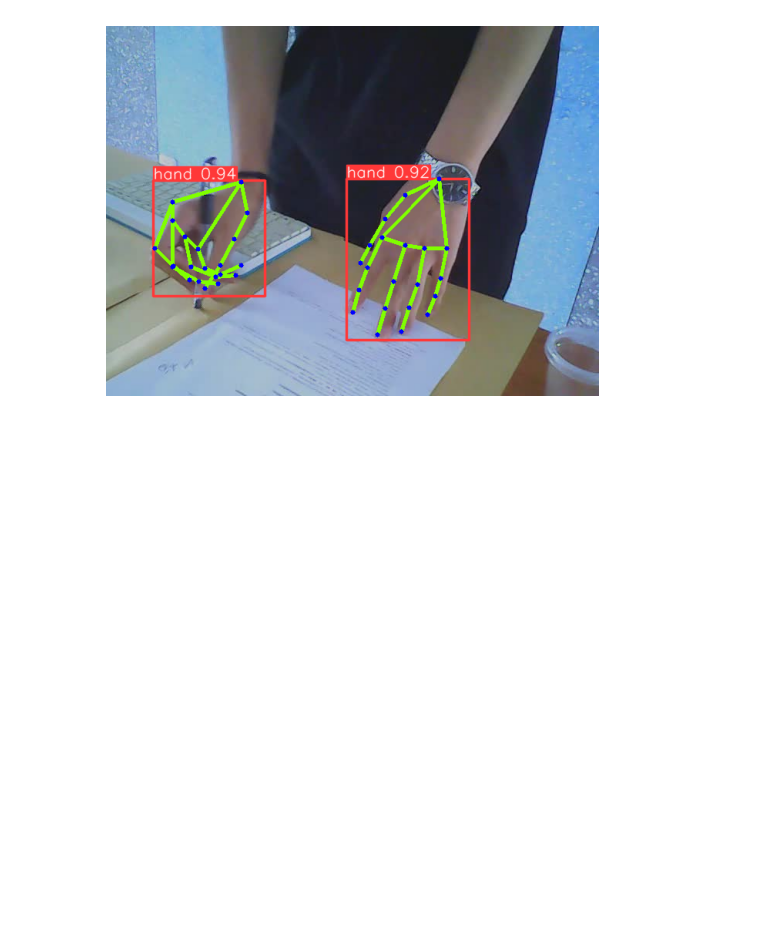
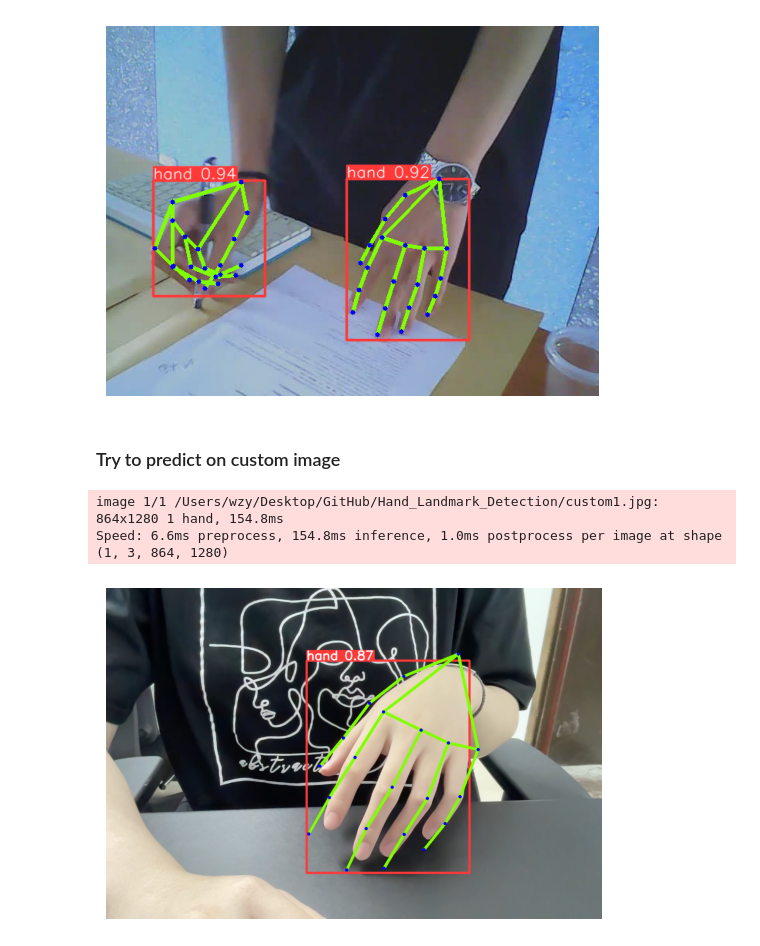
Before and after one commit to ZyWang7/Hand_Landmark_Detection, a Jupyter notebook: predict.ipynb, the cells around one changed output. Saved outputs shown, nothing was run; the diff lists cells and outputs as text; code cells hidden in the pictures; blank space fills up the shorter version.

Commit message:
Make predictions on custom images

```diff
--- a/predict.ipynb
+++ b/predict.ipynb
@@ -154,3 +154,29 @@ for r in results:
 image 1/1 /Users/wzy/Desktop/GitHub/Hand_Landmark_Detection/Data/image/CSK6-003-004_000062.jpg: 960x1280 2 hands, 171.4ms
 Speed: 6.6ms preprocess, 171.4ms inference, 0.9ms postprocess per image at shape (1, 3, 960, 1280)
 [figure]
+# %% [markdown]
+### Try to predict on custom image
+# %%
+model = YOLO('runs/pose/pose_2nd_100/weights/best.pt')
+
+# Predict with the model
+results = model.predict("custom1.jpg")
+
+for r in results:
+    im_array = r.plot(kpt_radius=0)  # plot a BGR numpy array of predictions
+    image = np.array(im_array[..., ::-1])
+    # get the coords of the keypoints
+    keypoints = r.keypoints.xy.numpy()
+
+    W = image.shape[0]
+    thickness = W // 120
+    # plot keypoints, skeleton
+    line_image = plot_line(image, skeleton, keypoints, thickness-1)
+    kpt_image = plot_keypoints(line_image, keypoints, thickness+2)
+    # save image
+    plt.imshow(kpt_image)
+    plt.axis(False)
+# %% [output]
+image 1/1 /Users/wzy/Desktop/GitHub/Hand_Landmark_Detection/custom1.jpg: 864x1280 1 hand, 154.8ms
+Speed: 6.6ms preprocess, 154.8ms inference, 1.0ms postprocess per image at shape (1, 3, 864, 1280)
+[figure, added]
```
Also changed, not shown: parts of 3 cells of this notebook, 2 other files.
